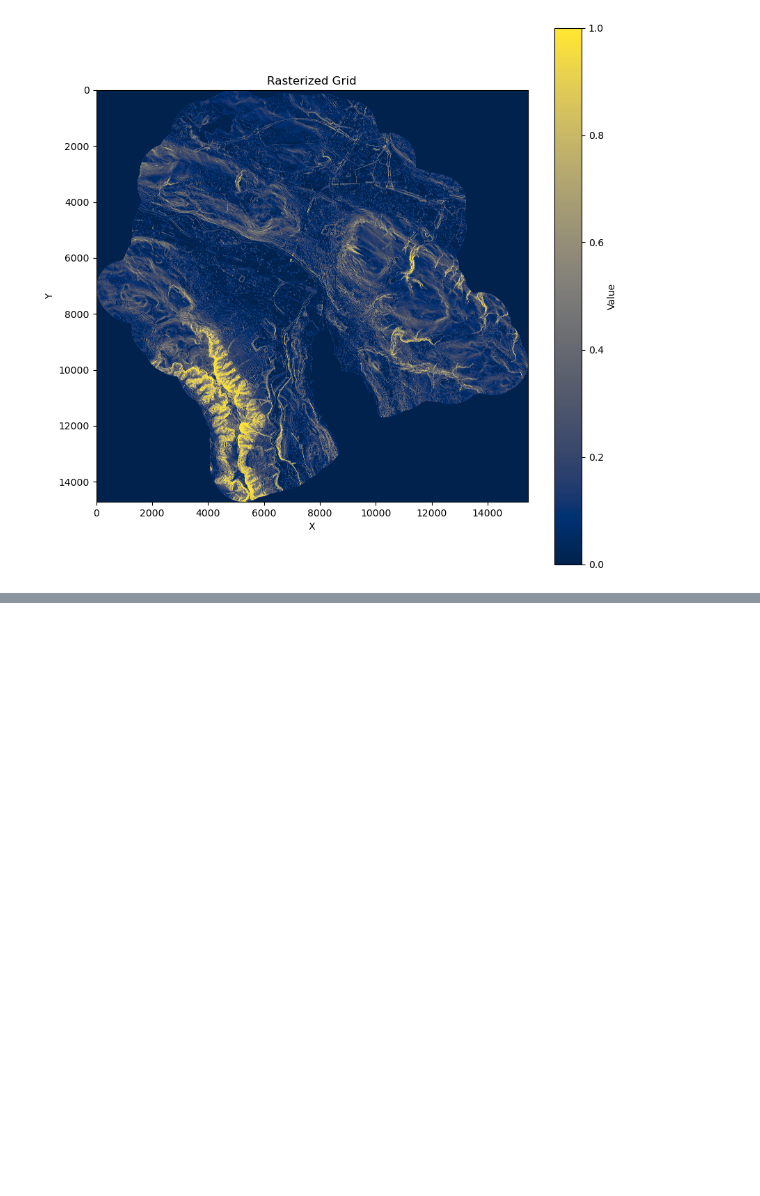
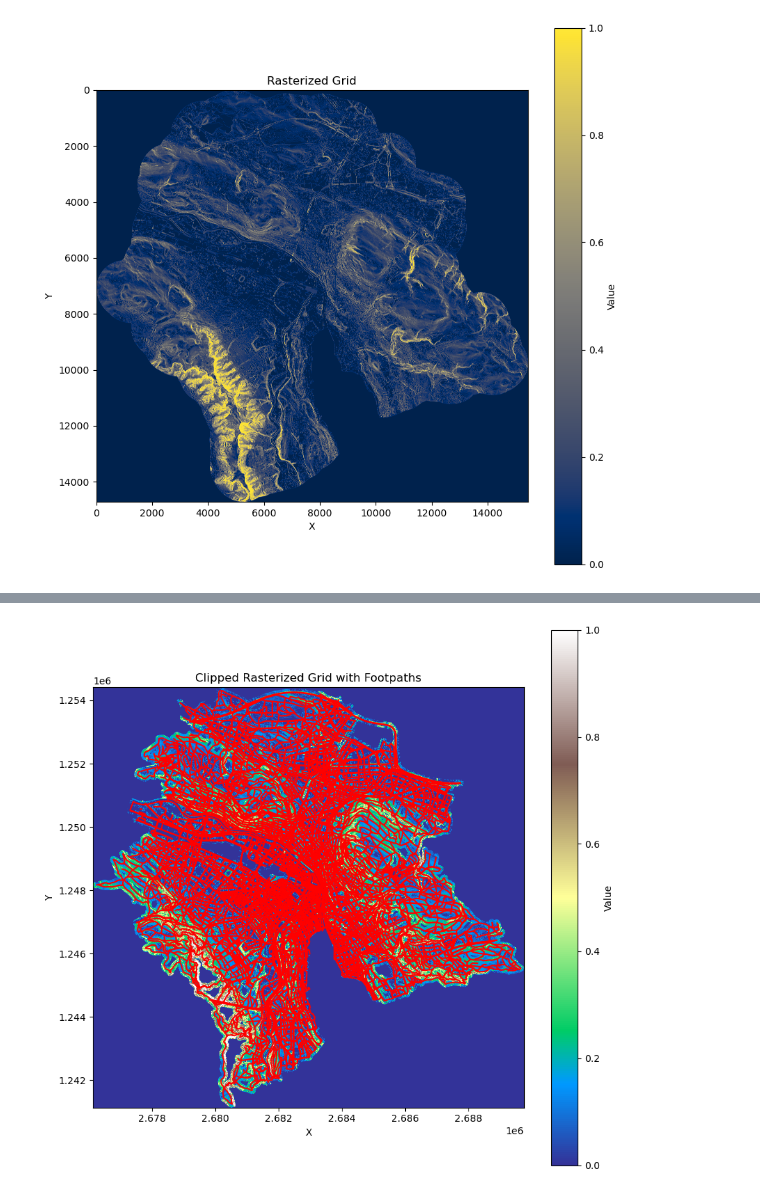
Before and after one commit to Kronjus/gta_project, a Jupyter notebook: algorithms/test_nb.ipynb, the cells around one changed output, grey strips where cells are left out. Cells and saved outputs as stored; diff of their text form; code cells hidden in the pictures; blank space fills up the shorter version.

```diff
--- a/algorithms/test_nb.ipynb
+++ b/algorithms/test_nb.ipynb
@@ -58,0 +120,28 @@ plt.show()
+# %%
+import matplotlib.pyplot as plt
+import rasterio
+import rasterio.plot
+import geopandas as gpd
+
+# Read the clipped raster data
+with rasterio.open('clipped_raster.tif') as src:
+    clipped_raster = src.read(1)
+    raster_transform = src.transform
+
+# Load the footpaths shapefile
+footpaths = gpd.read_file('./data/taz_mm.tbl_routennetz.shp')
+
+# Plot the clipped raster data
+plt.figure(figsize=(10, 10))
+plt.imshow(clipped_raster, cmap='terrain', extent=rasterio.plot.plotting_extent(src))
+plt.colorbar(label='Value')
+plt.title('Clipped Rasterized Grid with Footpaths')
+plt.xlabel('X')
+plt.ylabel('Y')
+
+# Plot the footpaths
+footpaths.plot(ax=plt.gca(), edgecolor='red')
+
+plt.show()
+# %% [output]
+[figure, added]
```
Also changed, not shown: parts of 8 cells of this notebook, 5 other files.
